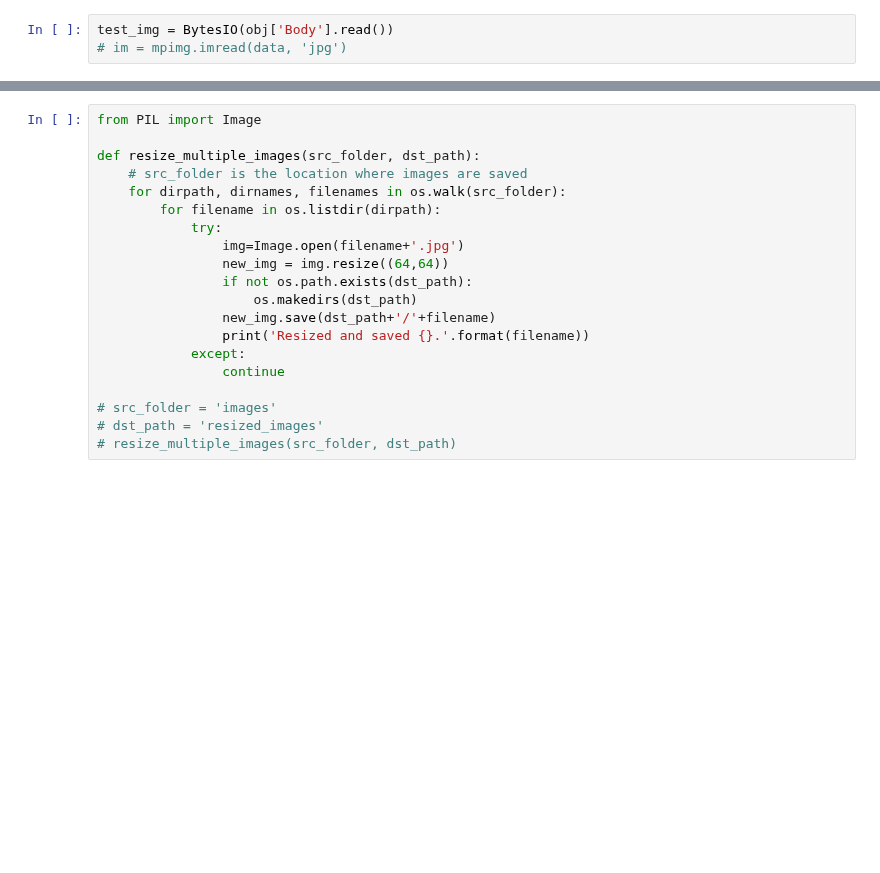
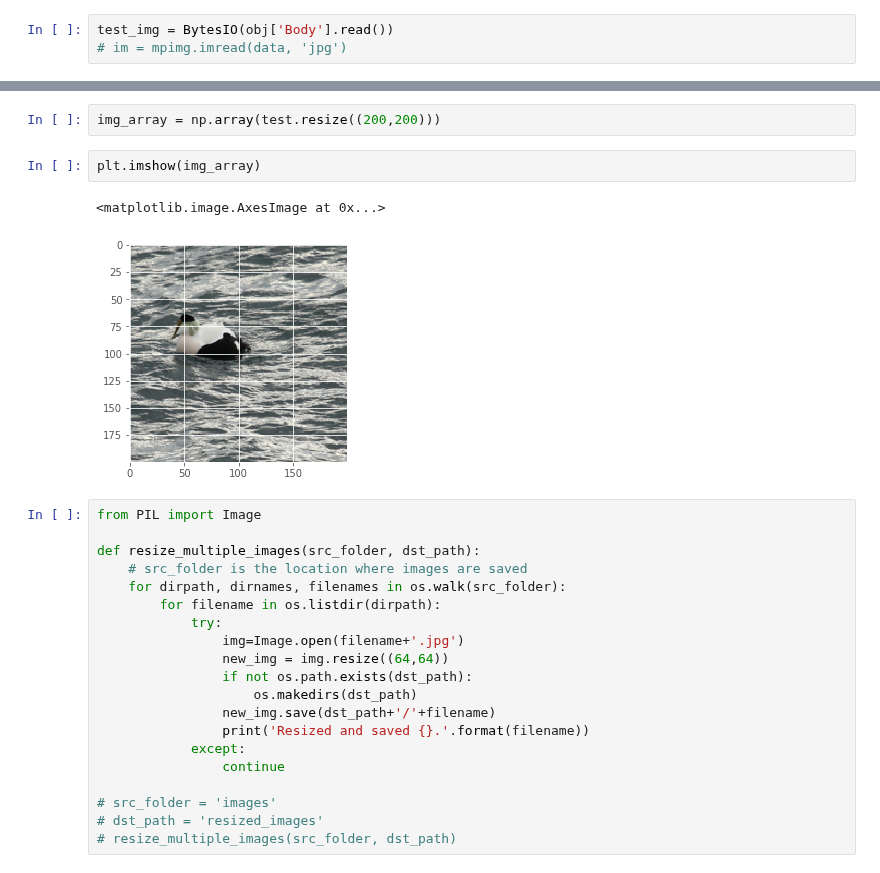
Before and after one commit to cwong690/Birdex, a Jupyter notebook: image_prep.ipynb, the cells around one changed output, grey strips where cells are left out. Saved outputs shown, nothing was run; the diff lists cells and outputs as text; blank space fills up the shorter version.

```diff
--- a/image_prep.ipynb
+++ b/image_prep.ipynb
@@ -367,3 +384,10 @@ TypeError: imshow() missing required argument 'mat' (pos 2)
+# %%
+img_array = np.array(test.resize((200,200)))
+# %%
+plt.imshow(img_array)
+# %% [output]
+<matplotlib.image.AxesImage at 0x...>
+[figure, added]
 # %%
 from PIL import Image
 
```
Also changed, not shown: parts of 3 cells of this notebook.
